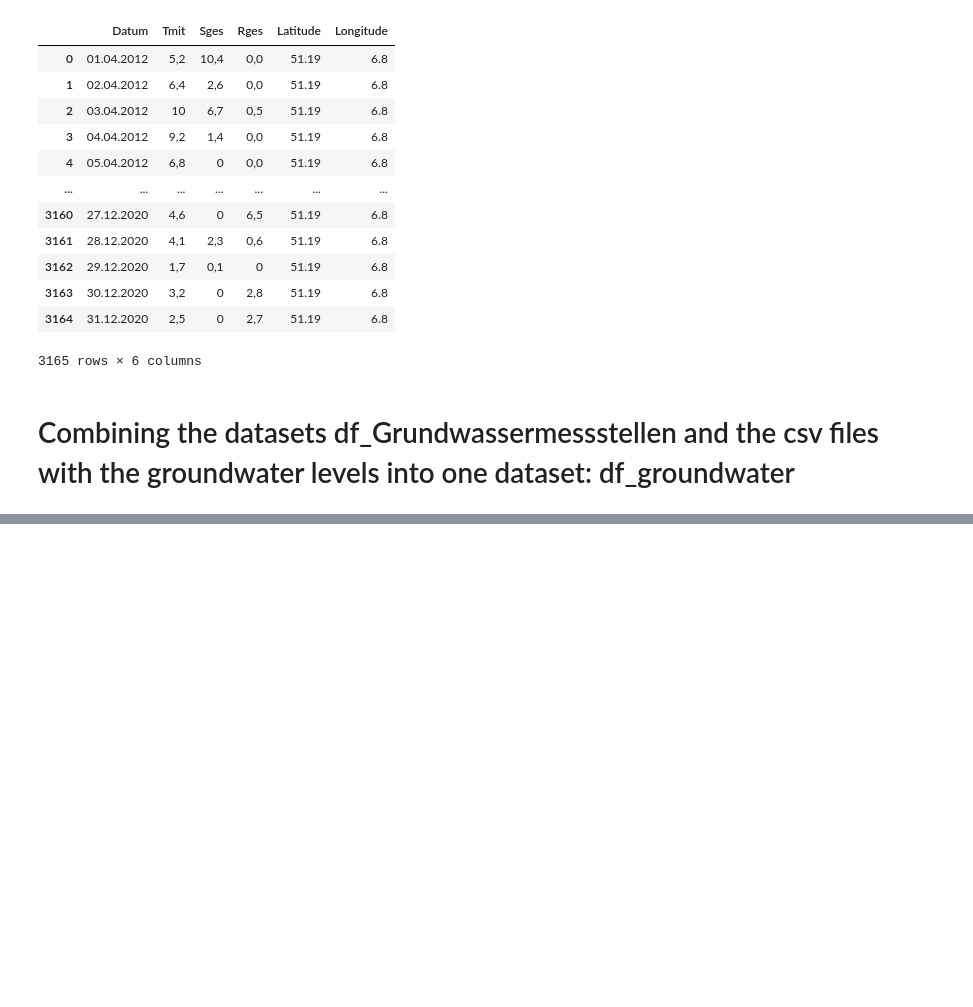
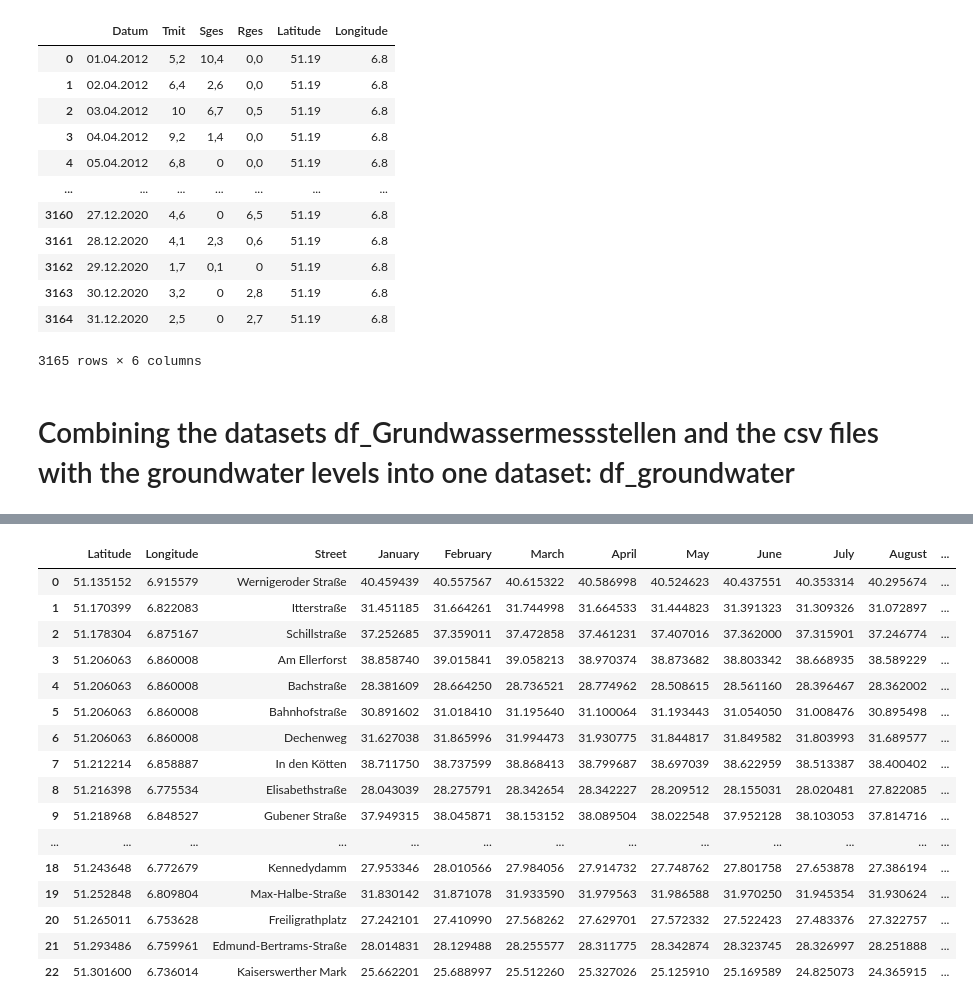
Before and after one commit to kemeni23/Urban-Tree-Management-and-Irrigation-Optimization, a Jupyter notebook: Map_tree_location.ipynb, the cells around one changed output, grey strips where cells are left out. Saved outputs shown, nothing was run; the diff lists cells and outputs as text; code cells hidden in the pictures; blank space fills up the shorter version.

```diff
--- a/Map_tree_location.ipynb
+++ b/Map_tree_location.ipynb
@@ -284,0 +379,37 @@ df_groundwater
+# %%
+# Convert "Date" column to datetime format
+df_groundwater['Date'] = pd.to_datetime(df_groundwater['Date'], format='%d.%m.%Y')
+
+# Extract year and month
+df_groundwater['Year'] = df_groundwater['Date'].dt.year
+df_groundwater['Month'] = df_groundwater['Date'].dt.month
+
+# Group by measuring point, year, and month, calculate average groundwater
+grouped = df_groundwater.groupby(['Latitude', 'Longitude', 'Street', 'Year', 'Month'])['groundwater'].mean().reset_index()
+
+# Pivotieren der Daten, um Monate als Spalten und Durchschnittspegel als Werte zu haben
+monthly_groundwater = grouped.pivot_table(index=['Latitude', 'Longitude', 'Street'], columns=['Month'], values='groundwater').reset_index()
+
+# Renaming of the columns with the monthly groundwater levels
+month_names = ['January', 'February', 'March', 'April', 'May', 'June', 'July', 'August', 'September', 'October', 'November', 'December']
+monthly_groundwater.columns = ['Latitude', 'Longitude', 'Street'] + month_names
+# %%
+monthly_groundwater
+# %% [output]
+|  | Latitude | Longitude | Street | January | February | March | April | May | June | July | August | ... |
+| 0 | 51.135152 | 6.915579 | Wernigeroder Straße | 40.459439 | 40.557567 | 40.615322 | 40.586998 | 40.524623 | 40.437551 | 40.353314 | 40.295674 | ... |
+| 1 | 51.170399 | 6.822083 | Itterstraße | 31.451185 | 31.664261 | 31.744998 | 31.664533 | 31.444823 | 31.391323 | 31.309326 | 31.072897 | ... |
+| 2 | 51.178304 | 6.875167 | Schillstraße | 37.252685 | 37.359011 | 37.472858 | 37.461231 | 37.407016 | 37.362000 | 37.315901 | 37.246774 | ... |
+| 3 | 51.206063 | 6.860008 | Am Ellerforst | 38.858740 | 39.015841 | 39.058213 | 38.970374 | 38.873682 | 38.803342 | 38.668935 | 38.589229 | ... |
+| 4 | 51.206063 | 6.860008 | Bachstraße | 28.381609 | 28.664250 | 28.736521 | 28.774962 | 28.508615 | 28.561160 | 28.396467 | 28.362002 | ... |
+| 5 | 51.206063 | 6.860008 | Bahnhofstraße | 30.891602 | 31.018410 | 31.195640 | 31.100064 | 31.193443 | 31.054050 | 31.008476 | 30.895498 | ... |
+| 6 | 51.206063 | 6.860008 | Dechenweg | 31.627038 | 31.865996 | 31.994473 | 31.930775 | 31.844817 | 31.849582 | 31.803993 | 31.689577 | ... |
+| 7 | 51.212214 | 6.858887 | In den Kötten | 38.711750 | 38.737599 | 38.868413 | 38.799687 | 38.697039 | 38.622959 | 38.513387 | 38.400402 | ... |
+| 8 | 51.216398 | 6.775534 | Elisabethstraße | 28.043039 | 28.275791 | 28.342654 | 28.342227 | 28.209512 | 28.155031 | 28.020481 | 27.822085 | ... |
+| 9 | 51.218968 | 6.848527 | Gubener Straße | 37.949315 | 38.045871 | 38.153152 | 38.089504 | 38.022548 | 37.952128 | 38.103053 | 37.814716 | ... |
+| ... | ... | ... | ... | ... | ... | ... | ... | ... | ... | ... | ... | ... |
+| 18 | 51.243648 | 6.772679 | Kennedydamm | 27.953346 | 28.010566 | 27.984056 | 27.914732 | 27.748762 | 27.801758 | 27.653878 | 27.386194 | ... |
+| 19 | 51.252848 | 6.809804 | Max-Halbe-Straße | 31.830142 | 31.871078 | 31.933590 | 31.979563 | 31.986588 | 31.970250 | 31.945354 | 31.930624 | ... |
+| 20 | 51.265011 | 6.753628 | Freiligrathplatz | 27.242101 | 27.410990 | 27.568262 | 27.629701 | 27.572332 | 27.522423 | 27.483376 | 27.322757 | ... |
+| 21 | 51.293486 | 6.759961 | Edmund-Bertrams-Straße | 28.014831 | 28.129488 | 28.255577 | 28.311775 | 28.342874 | 28.323745 | 28.326997 | 28.251888 | ... |
+| 22 | 51.301600 | 6.736014 | Kaiserswerther Mark | 25.662201 | 25.688997 | 25.512260 | 25.327026 | 25.125910 | 25.169589 | 24.825073 | 24.365915 | ... |
```
Also changed, not shown: parts of 18 cells of this notebook.
